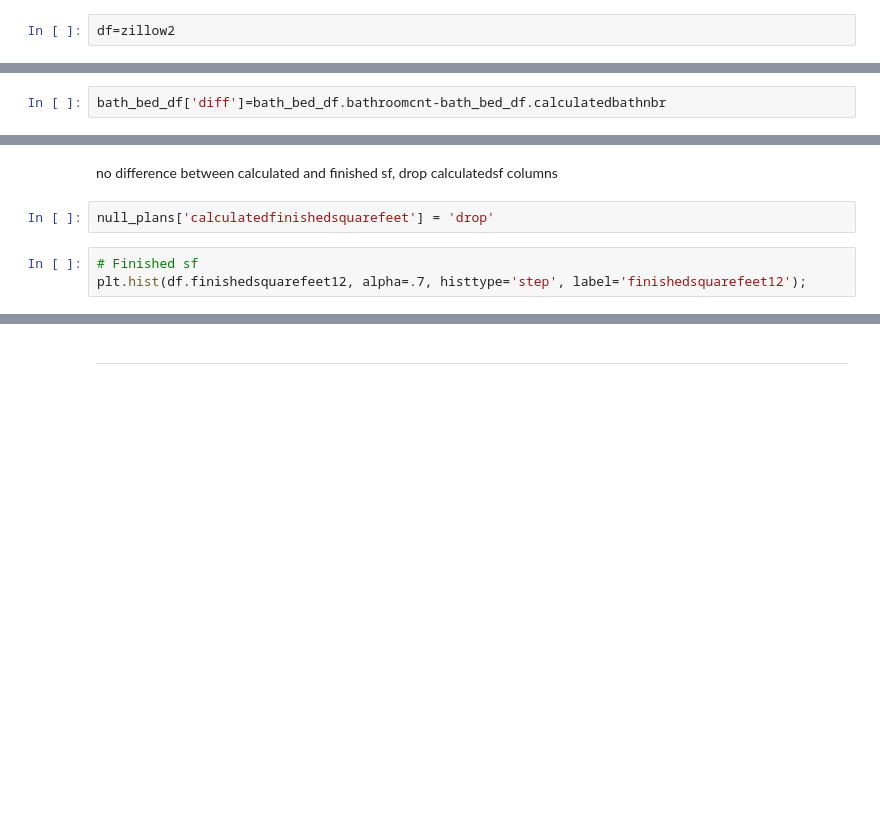
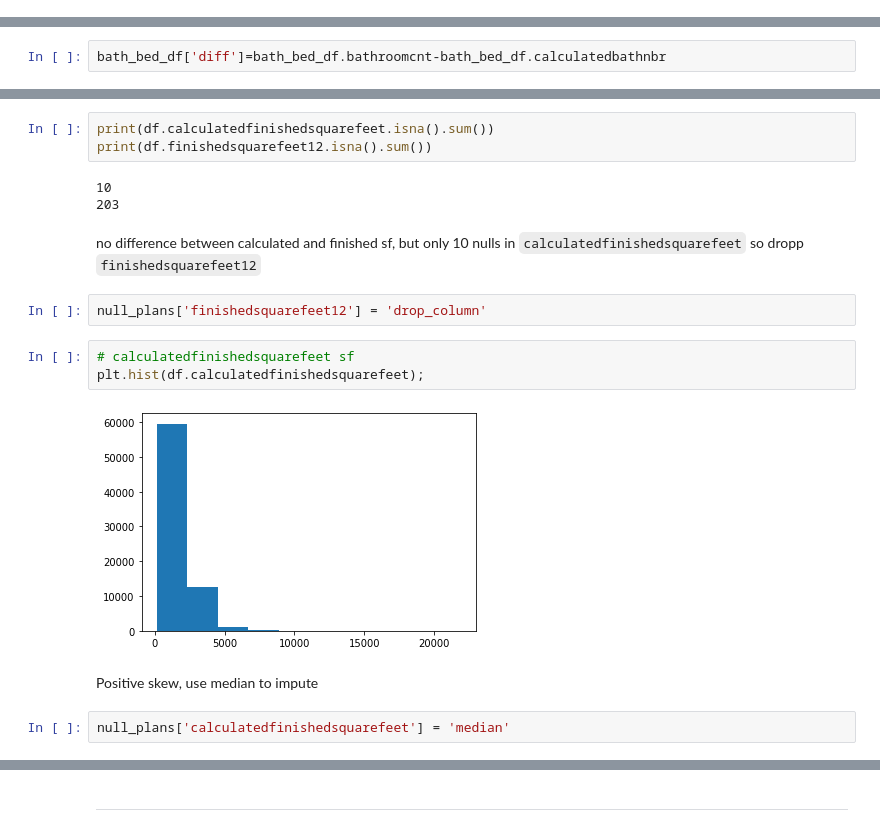
Before and after one commit to Jared-Godar/clustering-exercises, a Jupyter notebook: wrangle-exercises.ipynb, the cells around one changed output, grey strips where cells are left out. Saved outputs shown, nothing was run; the diff lists cells and outputs as text; blank space fills up the shorter version.

```diff
--- a/wrangle-exercises.ipynb
+++ b/wrangle-exercises.ipynb
@@ -173,5 +175,3 @@ See Full Dataframe in Mito
-# %%
-df=zillow2
 # %% [markdown]
 2. Summarize your data (summary stats, info, dtypes, shape, distributions, value_counts, etc.)</p>
 # %%
@@ -519,7 +758,19 @@ area_df.describe()
+# %%
+print(df.calculatedfinishedsquarefeet.isna().sum())
+print(df.finishedsquarefeet12.isna().sum())
+# %% [output]
+10
+203
 # %% [markdown]
-no difference between calculated and finished sf, drop calculatedsf columns
+no difference between calculated and finished sf, but only 10 nulls in `calculatedfinishedsquarefeet` so dropp `finishedsquarefeet12`
+# %%
+null_plans['finishedsquarefeet12'] = 'drop_column'
+# %%
+# calculatedfinishedsquarefeet sf
+plt.hist(df.calculatedfinishedsquarefeet);
+# %% [output]
+[figure, added]
+# %% [markdown]
+Positive skew, use median to impute
 # %%
-null_plans['calculatedfinishedsquarefeet'] = 'drop'
+null_plans['calculatedfinishedsquarefeet'] = 'median'
-# %%
-# Finished sf
-plt.hist(df.finishedsquarefeet12, alpha=.7, histtype='step', label='finishedsquarefeet12');
```
Also changed, not shown: parts of 102 cells of this notebook.
